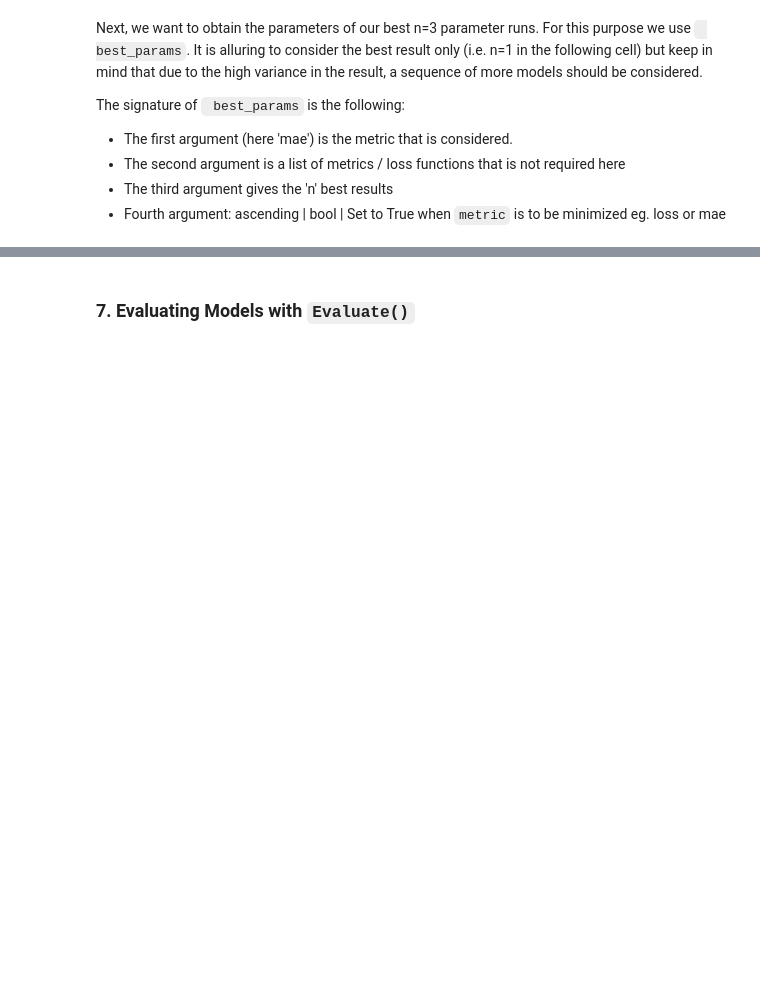
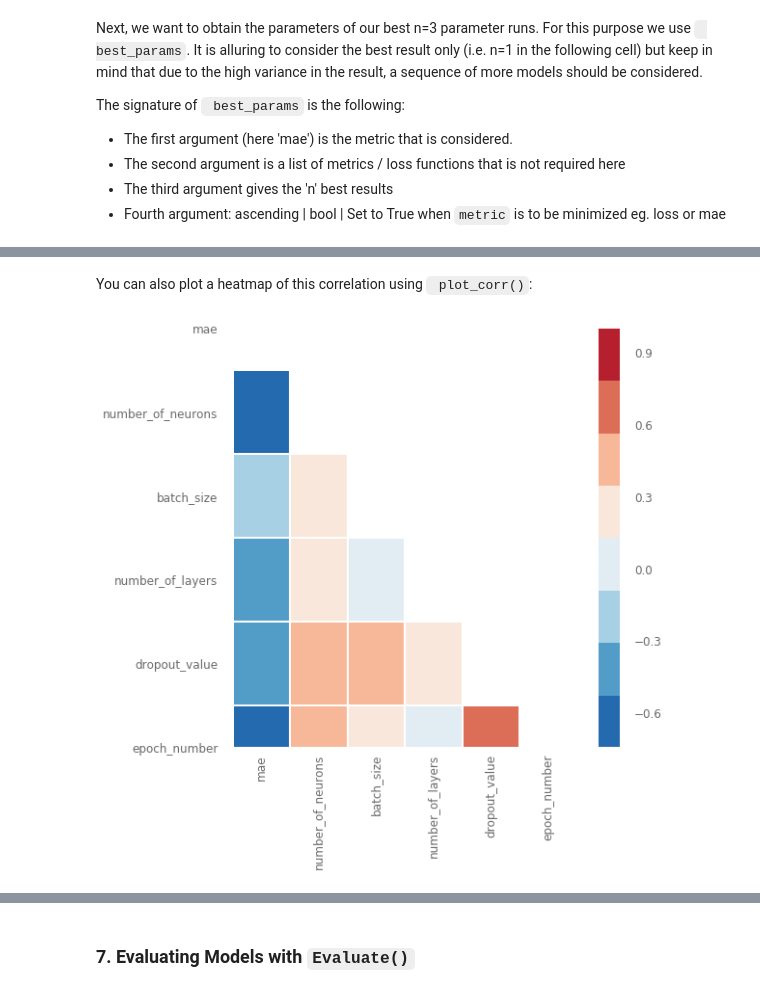
Before and after one commit to DLR-SC/Hyperparameter_tutorial, a Jupyter notebook: WAW_Hyperparameter_Tutorial_Part2.ipynb, the cells around one changed output, grey strips where cells are left out. Cells and saved outputs as stored; diff of their text form; code cells hidden in the pictures; blank space fills up the shorter version.

Commit message:
Added some further figures

```diff
--- a/WAW_Hyperparameter_Tutorial_Part2.ipynb
+++ b/WAW_Hyperparameter_Tutorial_Part2.ipynb
@@ -350,0 +313,7 @@ findfont: Font family ['Verdana'] not found. Falling back to DejaVu Sans.
+# %% [markdown]
+You can also plot a heatmap of this correlation using <code> plot_corr()</code>:
+# %%
+# heatmap correlation
+analyze_object.plot_corr('mae', ['loss', 'round_epochs'])
+# %% [output]
+[figure, added]
```
Also changed, not shown: parts of 15 cells of this notebook, 3 other files.
